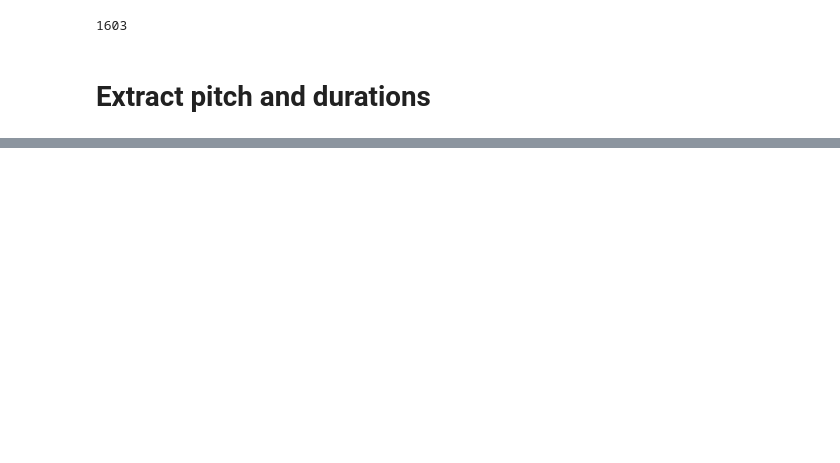
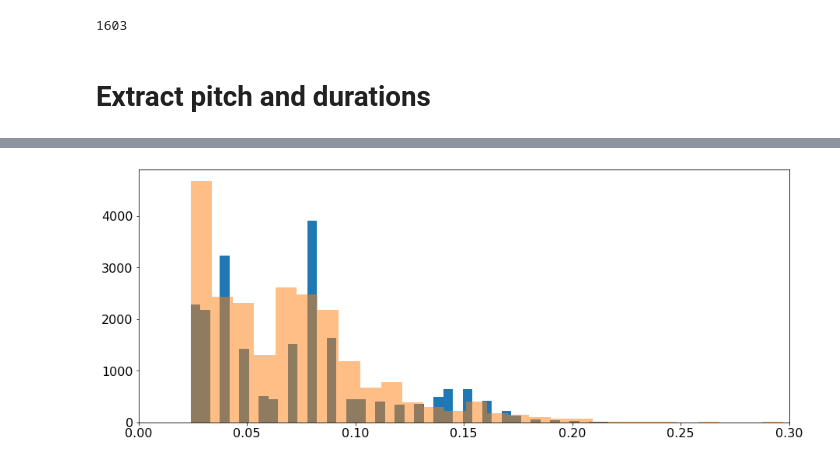
Before and after one commit to GaganNarula/birdsong_gan, a Jupyter notebook: birdsong_gan/notebooks/compare_pitch_syllable_duration_gap.ipynb, the cells around one changed output, grey strips where cells are left out. Saved outputs shown, nothing was run; the diff lists cells and outputs as text; code cells hidden in the pictures; blank space fills up the shorter version.

```diff
--- a/birdsong_gan/notebooks/compare_pitch_syllable_duration_gap.ipynb
+++ b/birdsong_gan/notebooks/compare_pitch_syllable_duration_gap.ipynb
@@ -208,0 +241,8 @@ pitches_real, durations_real, gap_lengths_real = get_pitch_duration_gaps(real_au
+# %%
+plt.figure(figsize=(15,6))
+plt.hist(durations_real_, bins=50)
+plt.hist(durations_samp_, bins=50, alpha=0.5)
+plt.xlim([0, 0.3])
+plt.show()
+# %% [output]
+[figure, added]
```
Also changed, not shown: parts of 16 cells of this notebook, 3 other files.
